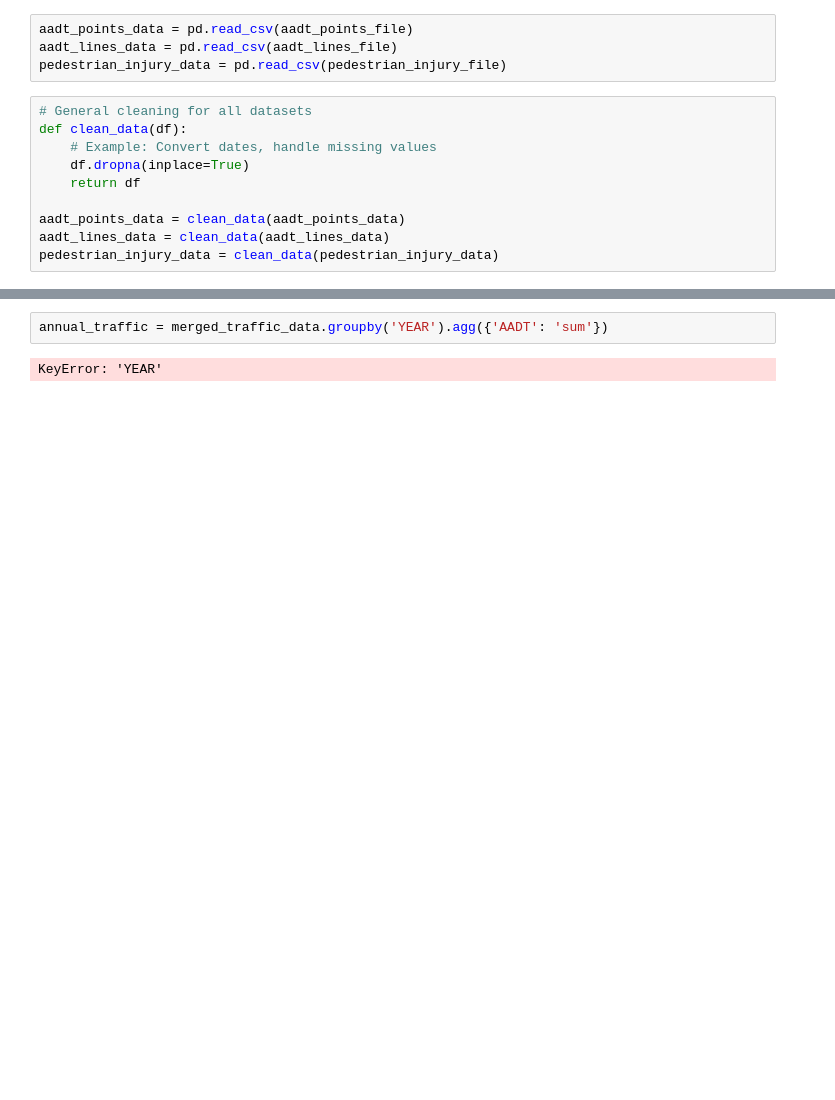
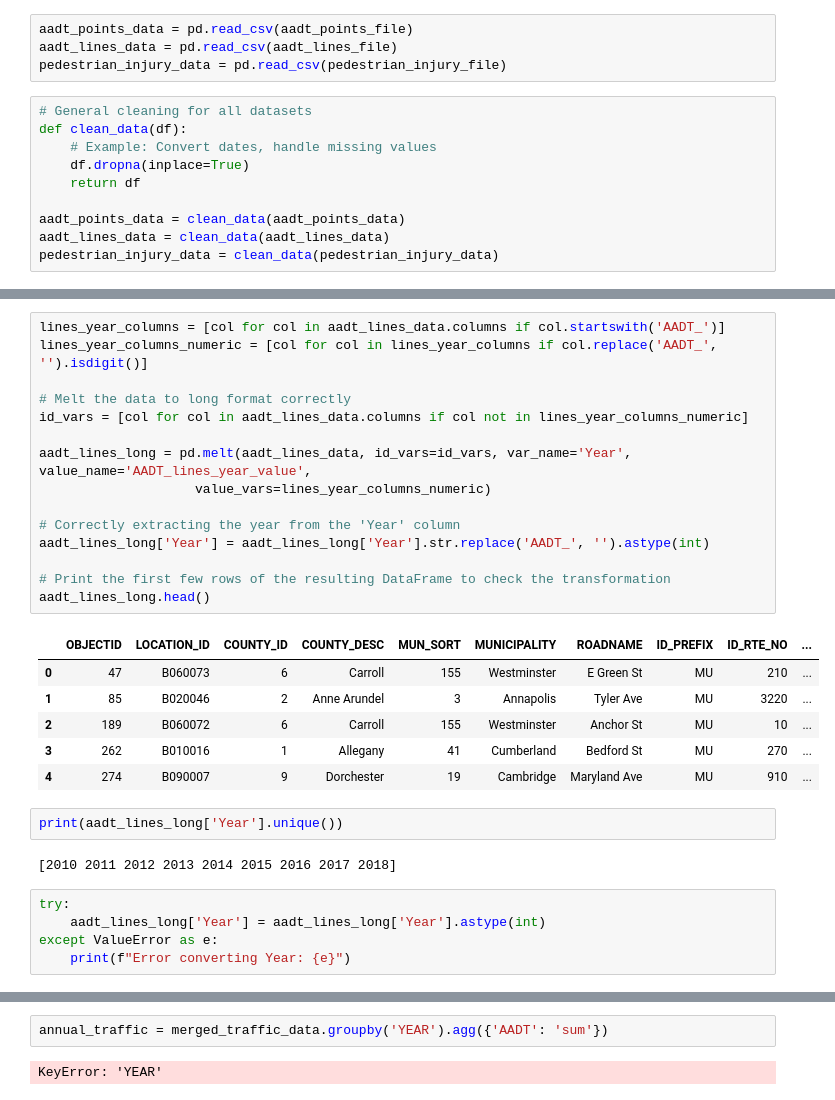
Before and after one commit to jeadjani/MDTraffic, a Jupyter notebook: 447project/MD_Accident_Hotspots.ipynb, the cells around one changed output, grey strips where cells are left out. Drawn from its saved outputs; the diff is of its cells as text; blank space fills up the shorter version.

```diff
--- a/447project/MD_Accident_Hotspots.ipynb
+++ b/447project/MD_Accident_Hotspots.ipynb
@@ -192,0 +295,31 @@ final_merged_data.head()
+# %%
+lines_year_columns = [col for col in aadt_lines_data.columns if col.startswith('AADT_')]
+lines_year_columns_numeric = [col for col in lines_year_columns if col.replace('AADT_', '').isdigit()]
+
+# Melt the data to long format correctly
+id_vars = [col for col in aadt_lines_data.columns if col not in lines_year_columns_numeric]
+
+aadt_lines_long = pd.melt(aadt_lines_data, id_vars=id_vars, var_name='Year', value_name='AADT_lines_year_value',
+                    value_vars=lines_year_columns_numeric)
+
+# Correctly extracting the year from the 'Year' column
+aadt_lines_long['Year'] = aadt_lines_long['Year'].str.replace('AADT_', '').astype(int)
+
+# Print the first few rows of the resulting DataFrame to check the transformation
+aadt_lines_long.head()
+# %% [output]
+|  | OBJECTID | LOCATION_ID | COUNTY_ID | COUNTY_DESC | MUN_SORT | MUNICIPALITY | ROADNAME | ID_PREFIX | ID_RTE_NO | ... |
+| 0 | 47 | B060073 | 6 | Carroll | 155 | Westminster | E Green St | MU | 210 | ... |
+| 1 | 85 | B020046 | 2 | Anne Arundel | 3 | Annapolis | Tyler Ave | MU | 3220 | ... |
+| 2 | 189 | B060072 | 6 | Carroll | 155 | Westminster | Anchor St | MU | 10 | ... |
+| 3 | 262 | B010016 | 1 | Allegany | 41 | Cumberland | Bedford St | MU | 270 | ... |
+| 4 | 274 | B090007 | 9 | Dorchester | 19 | Cambridge | Maryland Ave | MU | 910 | ... |
+# %%
+print(aadt_lines_long['Year'].unique())
+# %% [output]
+[2010 2011 2012 2013 2014 2015 2016 2017 2018]
+# %%
+try:
+    aadt_lines_long['Year'] = aadt_lines_long['Year'].astype(int)
+except ValueError as e:
+    print(f"Error converting Year: {e}")
```
Also changed, not shown: parts of 23 cells of this notebook, 1 other file.
